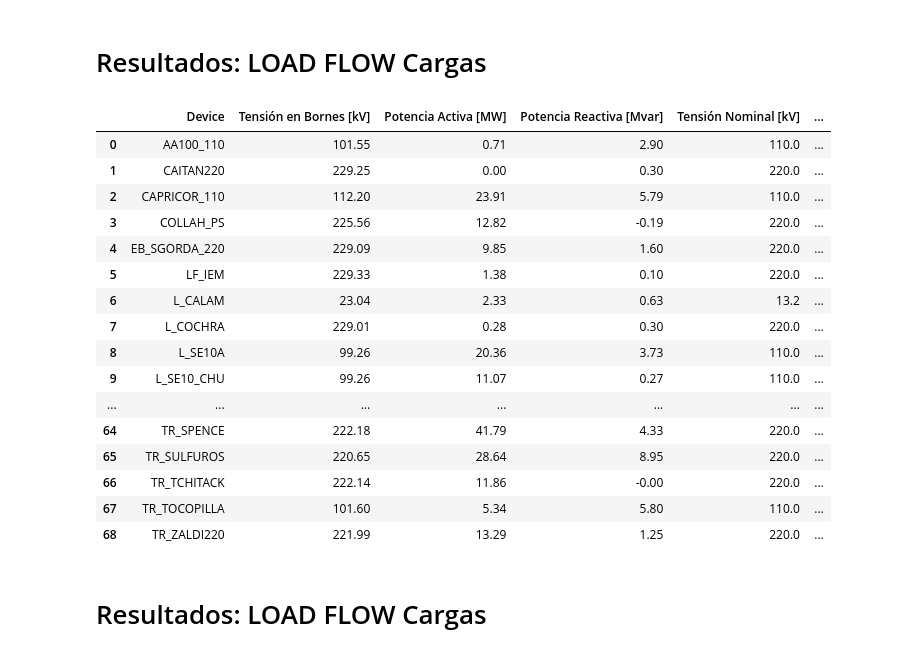
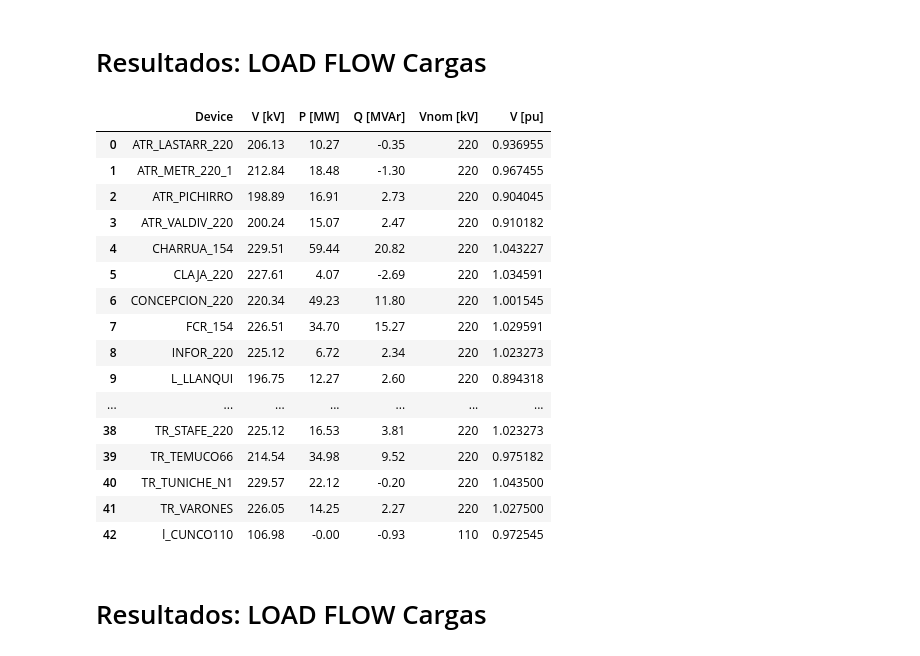
Before and after one commit to fabiMM94/Fabi_Casa_CEN, a Jupyter notebook: Resultados_EMTP.ipynb, the cells around one changed output. Drawn from its saved outputs; the diff is of its cells as text; code cells hidden in the pictures.

```diff
--- a/Resultados_EMTP.ipynb
+++ b/Resultados_EMTP.ipynb
@@ -286,12 +314,13 @@ Tabla_LF_GEN
 # %%
 #archivo = "SEN 2025 VRE Peak 85 VRE_g1_10 steps_lf.html"
 archivo = "2024.11.08 1047 SEN 2030 Norte_BVG Norte_lf.html"
-
+archivo = "2024.11.14 1100 SEN 2030 Sur paso 1_lf.html"
 def Resultados_Load_Flow_cargas(archivo_html):
 
 
     df= pd.read_html(archivo_html)
-    columnas = ['Tensión en Bornes [kV]','Potencia Activa [MW]', 'Potencia Reactiva [Mvar]']
+    columnas = ["V [kV]","P [MW]","Q [MVAr]"]
+    #columnas = ['Tensión en Bornes [kV]','Potencia Activa [MW]', 'Potencia Reactiva [Mvar]']
     columnas2 = ['Name1','Name2', 'EMTP Load Flow Component']
     df2 = pd.DataFrame(columns=columnas2)
 
@@ -320,56 +349,56 @@ def Resultados_Load_Flow_cargas(archivo_html):
     #valores_filtrar = ['PVbus', 'Slack', 'PQbus']
     #df_filtrado = df2[df2['Type'].isin(valores_filtrar)]
 
-    df_FINAL['Potencia Activa [MW]']=df_filtrado2['P (W)'].apply(Transformación_MW_MVAR)
-    df_FINAL['Potencia Reactiva [Mvar]']=df_filtrado2['Q (VAR)'].apply(Transformación_MW_MVAR)
-    df_FINAL["Tensión en Bornes [kV]"] = df_filtrado2["Vabc (kVRMSLL,deg) phasor"].apply(separar_numeros)
-    df_FINAL['Tensión Nominal [kV]'] = df_FINAL["Tensión en Bornes [kV]"].apply(analizar_numero)
-    df_FINAL['Tensión [pu]'] = df_FINAL["Tensión en Bornes [kV]"]/df_FINAL['Tensión Nominal [kV]']
+    df_FINAL["P [MW]"]=df_filtrado2['P (W)'].apply(Transformación_MW_MVAR)
+    df_FINAL["Q [MVAr]"]=df_filtrado2['Q (VAR)'].apply(Transformación_MW_MVAR)
+    df_FINAL["V [kV]"] = df_filtrado2["Vabc (kVRMSLL,deg) phasor"].apply(separar_numeros)
+    df_FINAL['Vnom [kV]'] = df_FINAL["V [kV]"].apply(analizar_numero)
+    df_FINAL['V [pu]'] = df_FINAL["V [kV]"]/df_FINAL['Vnom [kV]']
 
 
     nuevo_df2 =df_filtrado2["Device"]
     # Esto entrega la tabla de resultados de todas las centrales del HTML
 
     df_Resultados2 = pd.concat([nuevo_df2, df_FINAL], axis=1)
 
 
 
     #---------------------------- saco los acentos
     #df_Resultados['Name1'] = df_Resultados['Name1'].apply(lambda x: unidecode(x))
     #df_Resultados['Name2'] = df_Resultados['Name2'].apply(lambda x: unidecode(x))
 
 
     ##------------------------------------------------------------------------------------------
 
     # que me entregue las columnas de 3 en 3
     df_Resultados2 = df_Resultados2.iloc[::3]
     #reseteo los indices
     df_Resultados2 = df_Resultados2.reset_index(drop=True)
     #borro el nombre "Load_a del string de su"
     df_Resultados2['Device'] = df_Resultados2['Device'].str.replace('/Load_a', '', regex=False)
     return(df_Resultados2)
 
 Tabla_LF_cargas= pd.DataFrame(Resultados_Load_Flow_cargas(archivo))
 pd.set_option('display.max_rows', 200)
 Tabla_LF_cargas
 # %% [output]
-|  | Device | Tensión en Bornes [kV] | Potencia Activa [MW] | Potencia Reactiva [Mvar] | Tensión Nominal [kV] | ... |
-| 0 | AA100_110 | 101.55 | 0.71 | 2.90 | 110.0 | ... |
-| 1 | CAITAN220 | 229.25 | 0.00 | 0.30 | 220.0 | ... |
-| 2 | CAPRICOR_110 | 112.20 | 23.91 | 5.79 | 110.0 | ... |
-| 3 | COLLAH_PS | 225.56 | 12.82 | -0.19 | 220.0 | ... |
-| 4 | EB_SGORDA_220 | 229.09 | 9.85 | 1.60 | 220.0 | ... |
-| 5 | LF_IEM | 229.33 | 1.38 | 0.10 | 220.0 | ... |
-| 6 | L_CALAM | 23.04 | 2.33 | 0.63 | 13.2 | ... |
-| 7 | L_COCHRA | 229.01 | 0.28 | 0.30 | 220.0 | ... |
-| 8 | L_SE10A | 99.26 | 20.36 | 3.73 | 110.0 | ... |
-| 9 | L_SE10_CHU | 99.26 | 11.07 | 0.27 | 110.0 | ... |
+|  | Device | V [kV] | P [MW] | Q [MVAr] | Vnom [kV] | V [pu] |
+| 0 | ATR_LASTARR_220 | 206.13 | 10.27 | -0.35 | 220 | 0.936955 |
+| 1 | ATR_METR_220_1 | 212.84 | 18.48 | -1.30 | 220 | 0.967455 |
+| 2 | ATR_PICHIRRO | 198.89 | 16.91 | 2.73 | 220 | 0.904045 |
+| 3 | ATR_VALDIV_220 | 200.24 | 15.07 | 2.47 | 220 | 0.910182 |
+| 4 | CHARRUA_154 | 229.51 | 59.44 | 20.82 | 220 | 1.043227 |
+| 5 | CLAJA_220 | 227.61 | 4.07 | -2.69 | 220 | 1.034591 |
+| 6 | CONCEPCION_220 | 220.34 | 49.23 | 11.80 | 220 | 1.001545 |
+| 7 | FCR_154 | 226.51 | 34.70 | 15.27 | 220 | 1.029591 |
+| 8 | INFOR_220 | 225.12 | 6.72 | 2.34 | 220 | 1.023273 |
+| 9 | L_LLANQUI | 196.75 | 12.27 | 2.60 | 220 | 0.894318 |
 | ... | ... | ... | ... | ... | ... | ... |
-| 64 | TR_SPENCE | 222.18 | 41.79 | 4.33 | 220.0 | ... |
-| 65 | TR_SULFUROS | 220.65 | 28.64 | 8.95 | 220.0 | ... |
-| 66 | TR_TCHITACK | 222.14 | 11.86 | -0.00 | 220.0 | ... |
-| 67 | TR_TOCOPILLA | 101.60 | 5.34 | 5.80 | 110.0 | ... |
-| 68 | TR_ZALDI220 | 221.99 | 13.29 | 1.25 | 220.0 | ... |
+| 38 | TR_STAFE_220 | 225.12 | 16.53 | 3.81 | 220 | 1.023273 |
+| 39 | TR_TEMUCO66 | 214.54 | 34.98 | 9.52 | 220 | 0.975182 |
+| 40 | TR_TUNICHE_N1 | 229.57 | 22.12 | -0.20 | 220 | 1.043500 |
+| 41 | TR_VARONES | 226.05 | 14.25 | 2.27 | 220 | 1.027500 |
+| 42 | l_CUNCO110 | 106.98 | -0.00 | -0.93 | 110 | 0.972545 |
 # %% [markdown]
 # Resultados: LOAD FLOW Cargas
 # %%
```
Also changed, not shown: parts of 3 cells of this notebook, 21 other files.
